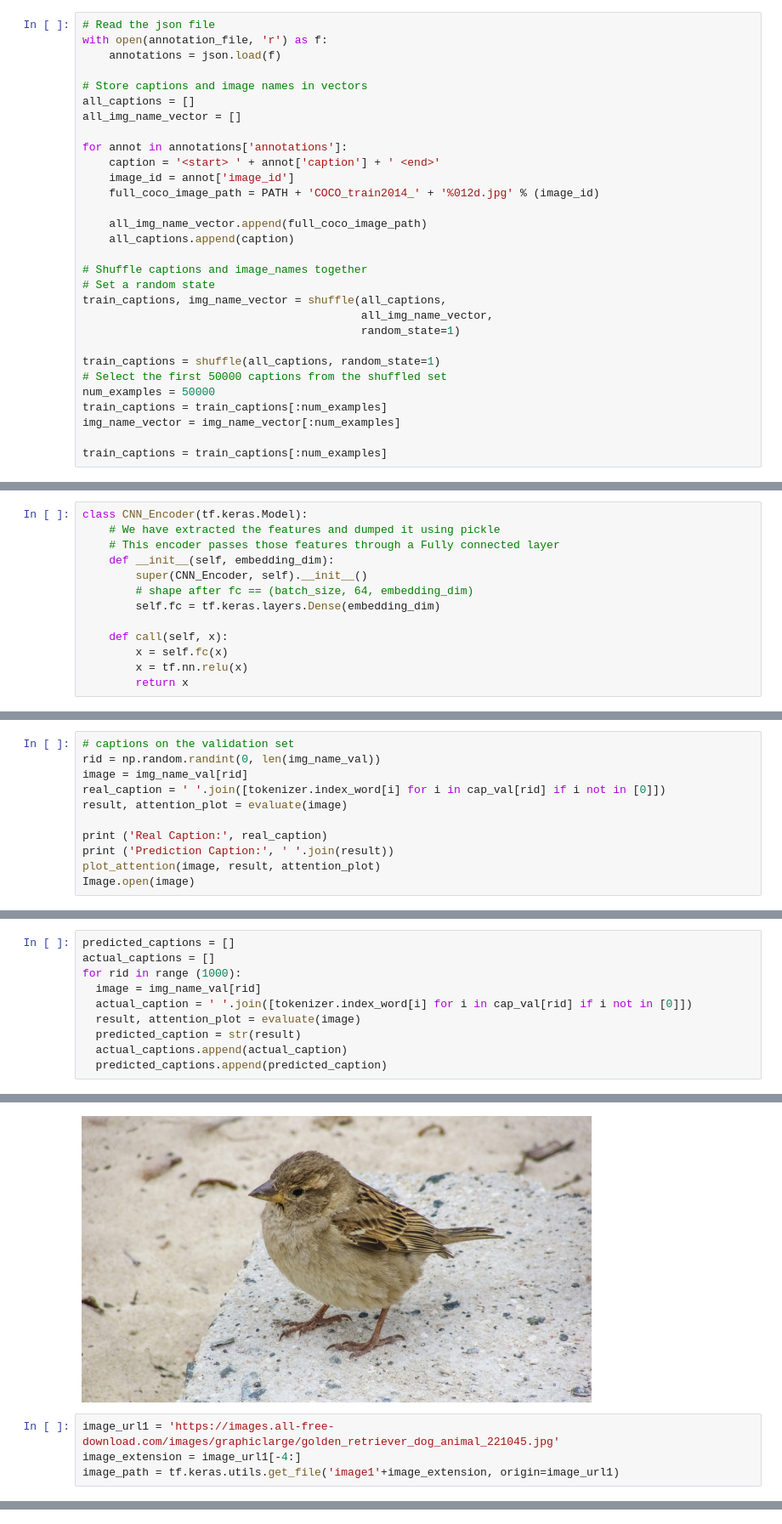
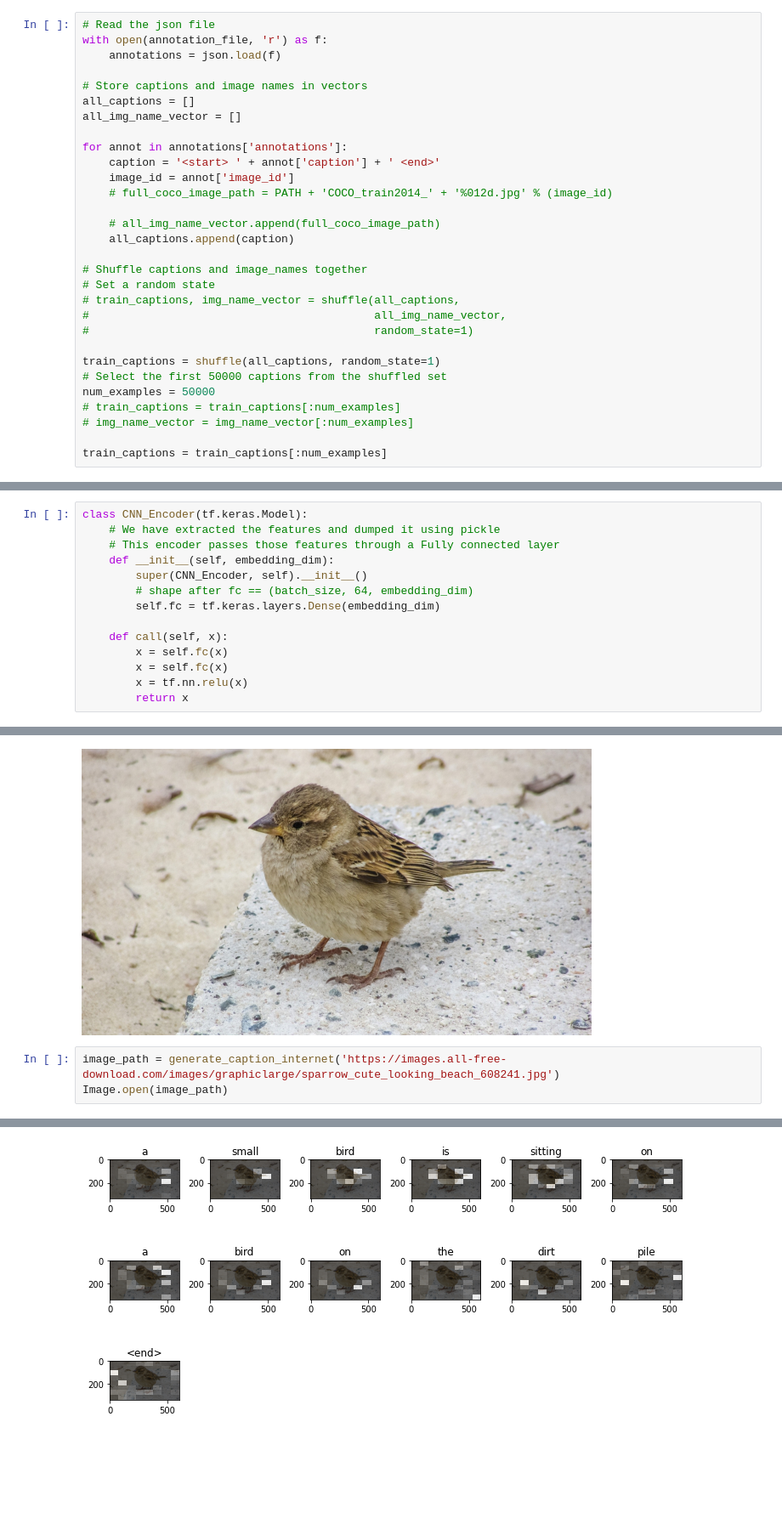
Before and after one commit to NTsering/ImageCaption, a Jupyter notebook: eval_nlp_image_captioning.ipynb, the cells around one changed output, grey strips where cells are left out. Shown at 85% size. Cells and saved outputs as stored; diff of their text form; blank space fills up the shorter version.

```diff
--- a/eval_nlp_image_captioning.ipynb
+++ b/eval_nlp_image_captioning.ipynb
@@ -69,22 +84,22 @@ all_img_name_vector = []
 for annot in annotations['annotations']:
     caption = '<start> ' + annot['caption'] + ' <end>'
     image_id = annot['image_id']
-    full_coco_image_path = PATH + 'COCO_train2014_' + '%012d.jpg' % (image_id)
+    # full_coco_image_path = PATH + 'COCO_train2014_' + '%012d.jpg' % (image_id)
 
-    all_img_name_vector.append(full_coco_image_path)
+    # all_img_name_vector.append(full_coco_image_path)
     all_captions.append(caption)
 
 # Shuffle captions and image_names together
 # Set a random state
-train_captions, img_name_vector = shuffle(all_captions,
-                                          all_img_name_vector,
-                                          random_state=1)
+# train_captions, img_name_vector = shuffle(all_captions,
+#                                           all_img_name_vector,
+#                                           random_state=1)
 
 train_captions = shuffle(all_captions, random_state=1)
 # Select the first 50000 captions from the shuffled set
 num_examples = 50000
-train_captions = train_captions[:num_examples]
-img_name_vector = img_name_vector[:num_examples]
+# train_captions = train_captions[:num_examples]
+# img_name_vector = img_name_vector[:num_examples]
 
 train_captions = train_captions[:num_examples]
 # %%
@@ -200,6 +211,7 @@ class CNN_Encoder(tf.keras.Model):
 
     def call(self, x):
         x = self.fc(x)
+        x = self.fc(x)
         x = tf.nn.relu(x)
         return x
 # %%
@@ -330,14 +342,3 @@ def plot_attention(image, result, attention_plot):
 
     plt.tight_layout()
     plt.show()
-# %%
-# captions on the validation set
-rid = np.random.randint(0, len(img_name_val))
-image = img_name_val[rid]
-real_caption = ' '.join([tokenizer.index_word[i] for i in cap_val[rid] if i not in [0]])
-result, attention_plot = evaluate(image)
-
-print ('Real Caption:', real_caption)
-print ('Prediction Caption:', ' '.join(result))
-plot_attention(image, result, attention_plot)
-Image.open(image)
@@ -349,10 +344,0 @@ Prediction Caption: bathroom has a white tile floor and a metal sink and land <e
-# %%
-predicted_captions = []
-actual_captions = []
-for rid in range (1000):
-  image = img_name_val[rid]
-  actual_caption = ' '.join([tokenizer.index_word[i] for i in cap_val[rid] if i not in [0]])
-  result, attention_plot = evaluate(image)
-  predicted_caption = str(result)
-  actual_captions.append(actual_caption)
-  predicted_captions.append(predicted_caption)
@@ -436,7 +373,6 @@ Prediction Caption: the small bird sitting by a wall on an area <end>
 [figure]
 [figure]
 # %%
-image_url1 = 'https://images.all-free-download.com/images/graphiclarge/golden_retriever_dog_animal_221045.jpg'
-image_extension = image_url1[-4:]
-image_path = tf.keras.utils.get_file('image1'+image_extension, origin=image_url1)
+image_path = generate_caption_internet('https://images.all-free-download.com/images/graphiclarge/sparrow_cute_looking_beach_608241.jpg')
+Image.open(image_path)
 # %% [output]
@@ -444,0 +383 @@ Downloading data from https://images.all-free-download.com/images/graphiclarge/g
+[figure, added]
```
Also changed, not shown: parts of 16 cells of this notebook.
